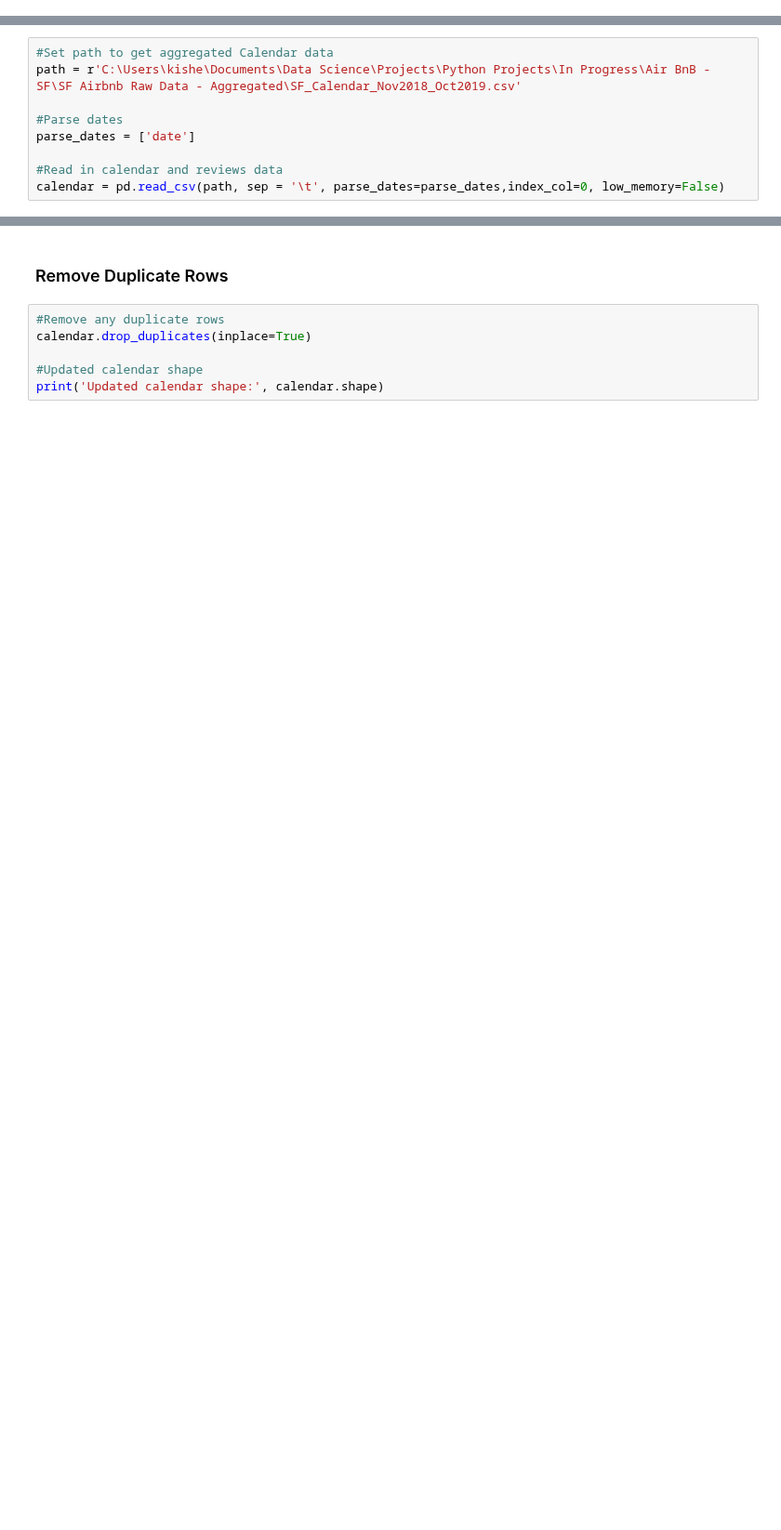
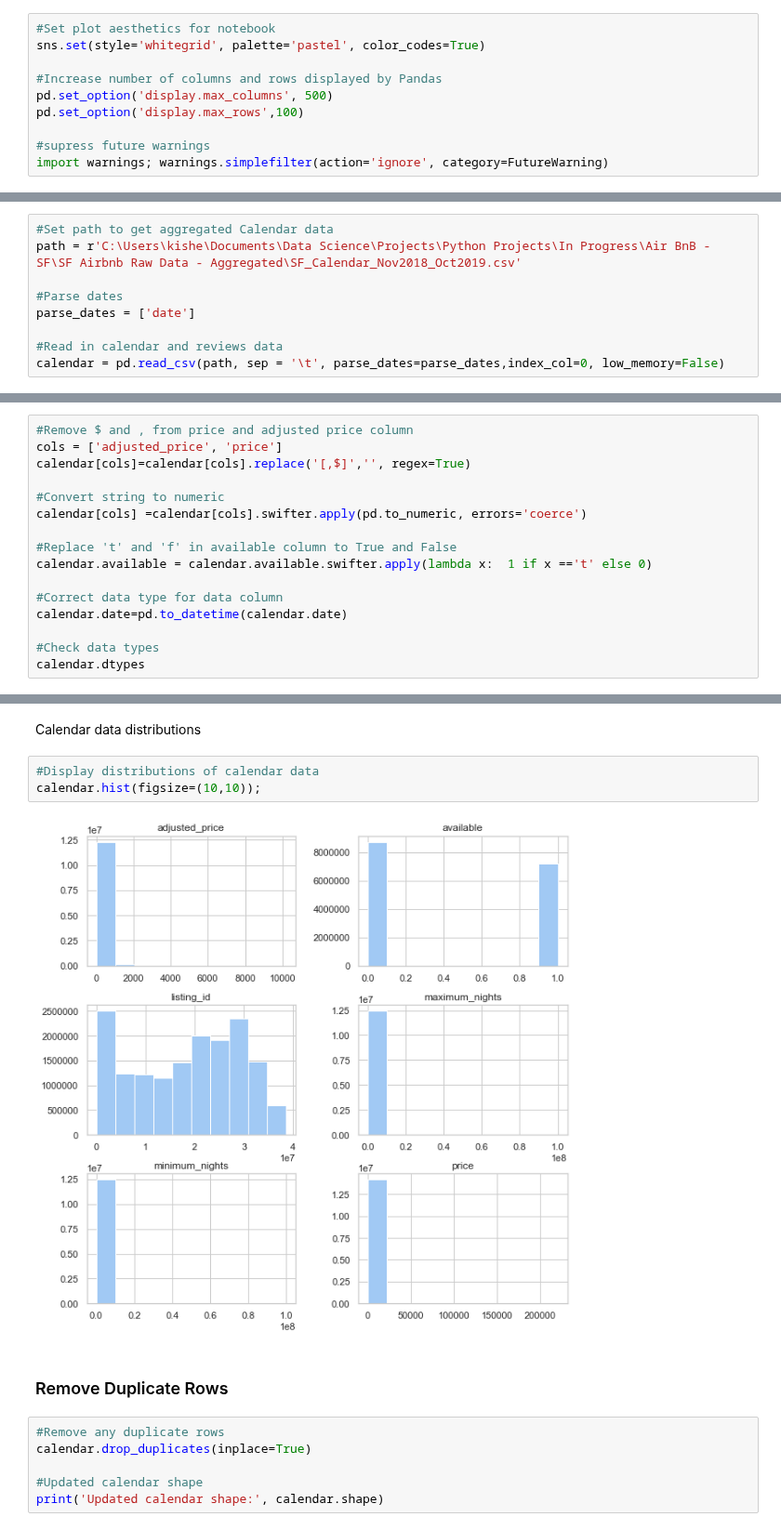
Before and after one commit to KishenSharma6/Airbnb-SF, a Jupyter notebook: Airbnb Calendar Data Cleaning.ipynb, the cells around one changed output, grey strips where cells are left out. Shown at 93% size. Cells and saved outputs as stored; diff of their text form; blank space fills up the shorter version.

Commit message:
Copied over data cleaning cells from Airbnb SF Analysis.ipynb

```diff
--- a/Airbnb Calendar Data Cleaning.ipynb
+++ b/Airbnb Calendar Data Cleaning.ipynb
@@ -21,0 +25,10 @@ warnings.simplefilter(action='ignore', category=FutureWarning)
+# %%
+#Set plot aesthetics for notebook
+sns.set(style='whitegrid', palette='pastel', color_codes=True)
+
+#Increase number of columns and rows displayed by Pandas
+pd.set_option('display.max_columns', 500)
+pd.set_option('display.max_rows',100)
+
+#supress future warnings
+import warnings; warnings.simplefilter(action='ignore', category=FutureWarning)
@@ -53,0 +83,16 @@ calendar.head(2)
+# %%
+#Remove $ and , from price and adjusted price column
+cols = ['adjusted_price', 'price']
+calendar[cols]=calendar[cols].replace('[,$]','', regex=True)
+
+#Convert string to numeric
+calendar[cols] =calendar[cols].swifter.apply(pd.to_numeric, errors='coerce')
+
+#Replace 't' and 'f' in available column to True and False
+calendar.available = calendar.available.swifter.apply(lambda x:  1 if x =='t' else 0)
+
+#Correct data type for data column
+calendar.date=pd.to_datetime(calendar.date)
+
+#Check data types
+calendar.dtypes
@@ -54,3 +116,10 @@ calendar.head(2)
+# %% [markdown]
+Calendar data distributions
+# %%
+#Display distributions of calendar data
+calendar.hist(figsize=(10,10));
+# %% [output]
+[figure, added]
 # %% [markdown]
 ### Remove Duplicate Rows
 # %%
```
Also changed, not shown: parts of 22 cells of this notebook.
